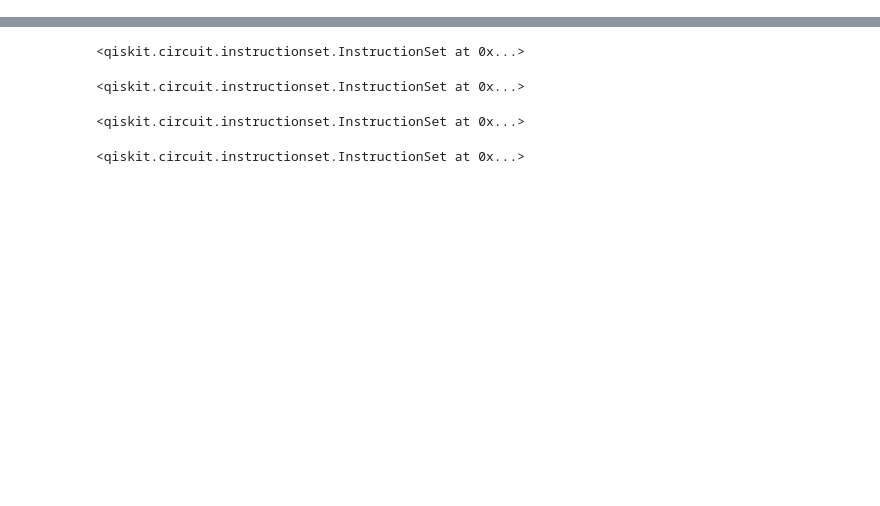
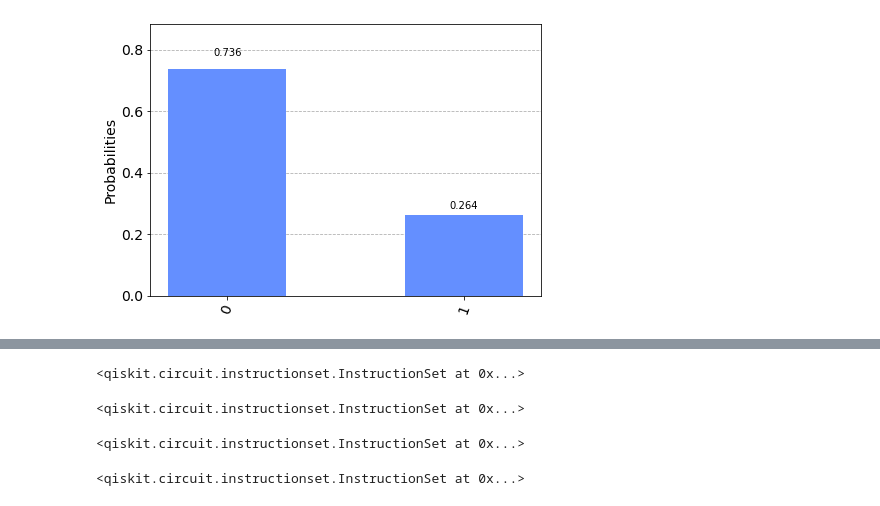
Before and after one commit to kingusiu/laspaclu, a Jupyter notebook: playground/swap_test.ipynb, the cells around one changed output, grey strips where cells are left out. Saved outputs shown, nothing was run; the diff lists cells and outputs as text; code cells hidden in the pictures; blank space fills up the shorter version.

Commit message:
adding basic quantum state vector swap test to test overlap for rotated qubits

```diff
--- a/playground/swap_test.ipynb
+++ b/playground/swap_test.ipynb
@@ -19,0 +59,6 @@ from qiskit.visualization import plot_histogram
+# %%
+a = np.array([10., 1])
+b = np.array([-2., 40])
+# amplitude enoded
+a_q = calc_amplitudes(a)
+b_q = calc_amplitudes(b)
@@ -19,0 +71,2 @@ from qiskit.visualization import plot_histogram
+# %%
+psi, phi, Z = prepare_swap_state_amplitudes(a_q, b_q)
@@ -19,0 +81,25 @@ from qiskit.visualization import plot_histogram
+# %%
+backend = Aer.get_backend('qasm_simulator')
+# create circuit with n qubits and one classical bit for measurement
+# qubits: first: ancilla, second: input vector, third: cluster center
+#(for latent space in R^2: 1 (ancilla) + 1 (x1,x2 coords of input) + 1 (x1,x2 coords of cluster))
+n = int((len(psi)+len(phi))/2)+1
+print('n ', n)
+qc = QuantumCircuit(n, 1, name="swap_test")
+
+# load data
+# control qubit default 0
+# first and second qubits init to psi (tensorproduct of ancilla qubit and vector value)
+qc.initialize(psi, [1,2])
+# third qubit init to phi
+qc.initialize(phi, 3)
+qc.barrier()
+# apply hadamard to control
+qc.h(0)
+# swap psi ancilla with phi
+qc.cswap(0,1,3)
+# apply second hadamard
+qc.h(0)
+# measure control qubit
+qc.measure(0,0)
+qc.draw()
@@ -19,0 +119,9 @@ from qiskit.visualization import plot_histogram
+# %%
+shots = 1024
+qobj = assemble(qc, backend)
+results = backend.run(qobj).result()
+answer = results.get_counts()
+
+plot_histogram(answer)
+# %% [output]
+[figure, added]
```
Also changed, not shown: parts of 22 cells of this notebook, 1 other file.
